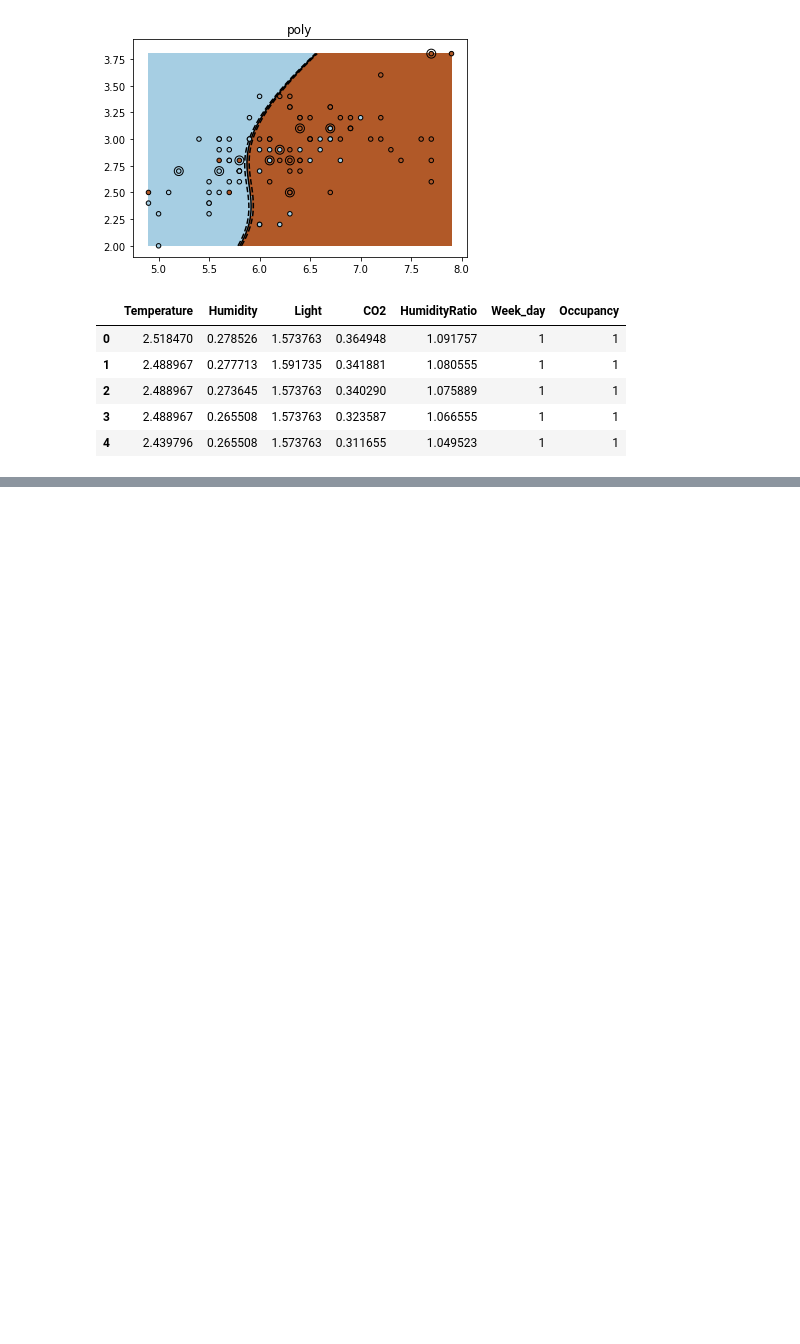
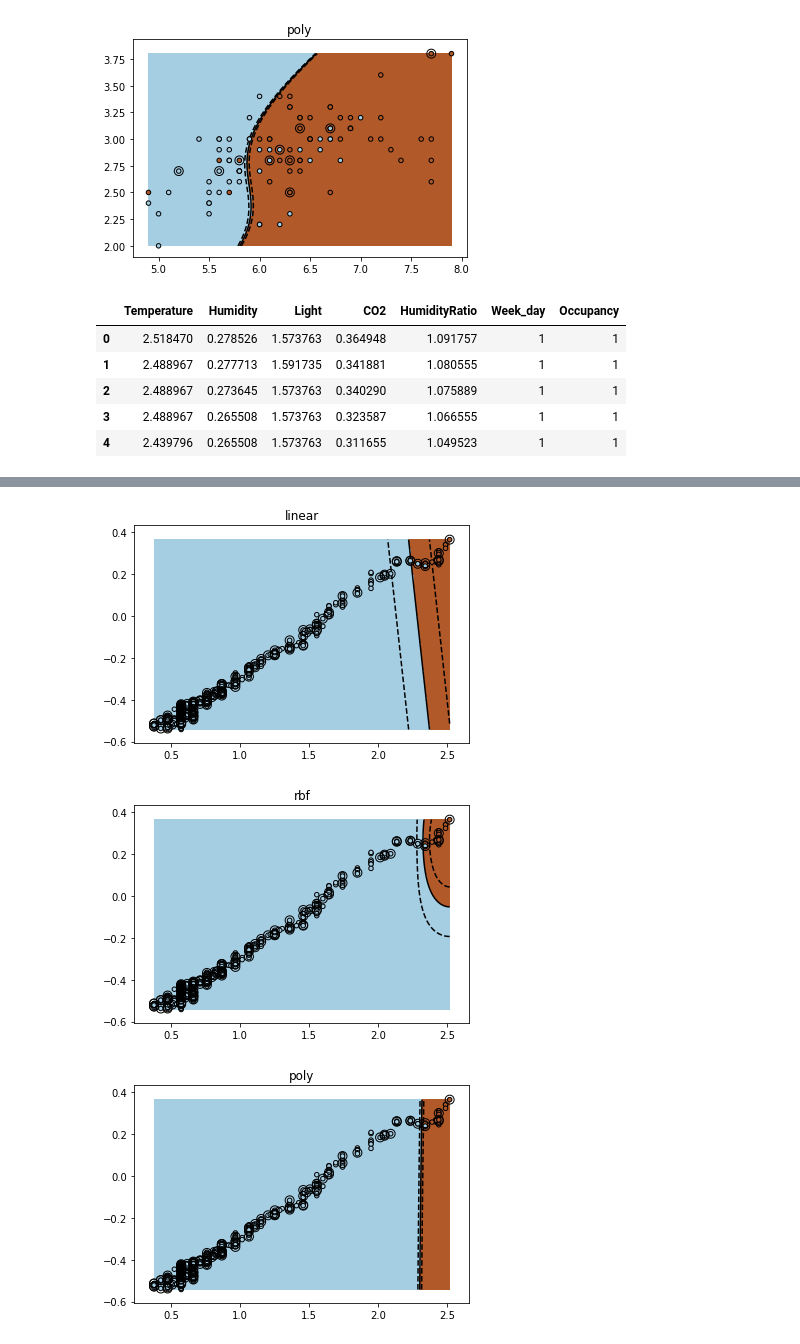
Before and after one commit to piyushtada/data_mining_2020_project_occupancy_detection, a Jupyter notebook: jupyter_notebooks/05_support_vector_machines.ipynb, the cells around one changed output, grey strips where cells are left out. Saved outputs shown, nothing was run; the diff lists cells and outputs as text; code cells hidden in the pictures; blank space fills up the shorter version.

Commit message:
updated SVM with visuals

```diff
--- a/jupyter_notebooks/05_support_vector_machines.ipynb
+++ b/jupyter_notebooks/05_support_vector_machines.ipynb
@@ -381,0 +386,63 @@ plt.show()
+# %%
+attributes = ['Temperature','CO2'] #[col for col in df.columns if col != class_name]
+X = df[attributes][:500].values
+y = df[class_name][:500]
+
+X_train, X_test, y_train, y_test = train_test_split(X, y, test_size=0.3, random_state=100, stratify=y)
+# %%
+# from sklearn.datasets import load_iris
+
+# iris = load_iris()
+# X = iris.data
+# y = iris.target
+
+# X = X[y != 0, :2]
+# y = y[y != 0]
+
+# n_sample = len(X)
+
+# np.random.seed(0)
+# order = np.random.permutation(n_sample)
+# X = X[order]
+# y = y[order].astype(np.float)
+
+# X_train = X[:int(.9 * n_sample)]
+# y_train = y[:int(.9 * n_sample)]
+# X_test = X[int(.9 * n_sample):]
+# y_test = y[int(.9 * n_sample):]
+
+# fit the model
+for kernel in ('linear', 'rbf', 'poly'):
+    clf = SVC(kernel=kernel, gamma=10)
+    clf.fit(X_train, y_train)
+
+    plt.figure()
+    plt.clf()
+    plt.scatter(X[:, 0], X[:, 1], c=y, zorder=10, cmap=plt.cm.Paired,
+                edgecolor='k', s=20)
+
+    # Circle out the test data
+    plt.scatter(X_test[:, 0], X_test[:, 1], s=80, facecolors='none',
+                zorder=10, edgecolor='k')
+
+    plt.axis('tight')
+    x_min = X[:, 0].min()
+    x_max = X[:, 0].max()
+    y_min = X[:, 1].min()
+    y_max = X[:, 1].max()
+
+    XX, YY = np.mgrid[x_min:x_max:200j, y_min:y_max:200j]
+    Z = clf.decision_function(np.c_[XX.ravel(), YY.ravel()])
+
+    # Put the result into a color plot
+    Z = Z.reshape(XX.shape)
+    plt.pcolormesh(XX, YY, Z > 0, cmap=plt.cm.Paired)
+    plt.contour(XX, YY, Z, colors=['k', 'k', 'k'],
+                linestyles=['--', '-', '--'], levels=[-.5, 0, .5])
+
+    plt.title(kernel)
+plt.show()
+# %% [output]
+[figure, added]
+[figure, added]
+[figure, added]
```
Also changed, not shown: parts of 1 cell of this notebook.
